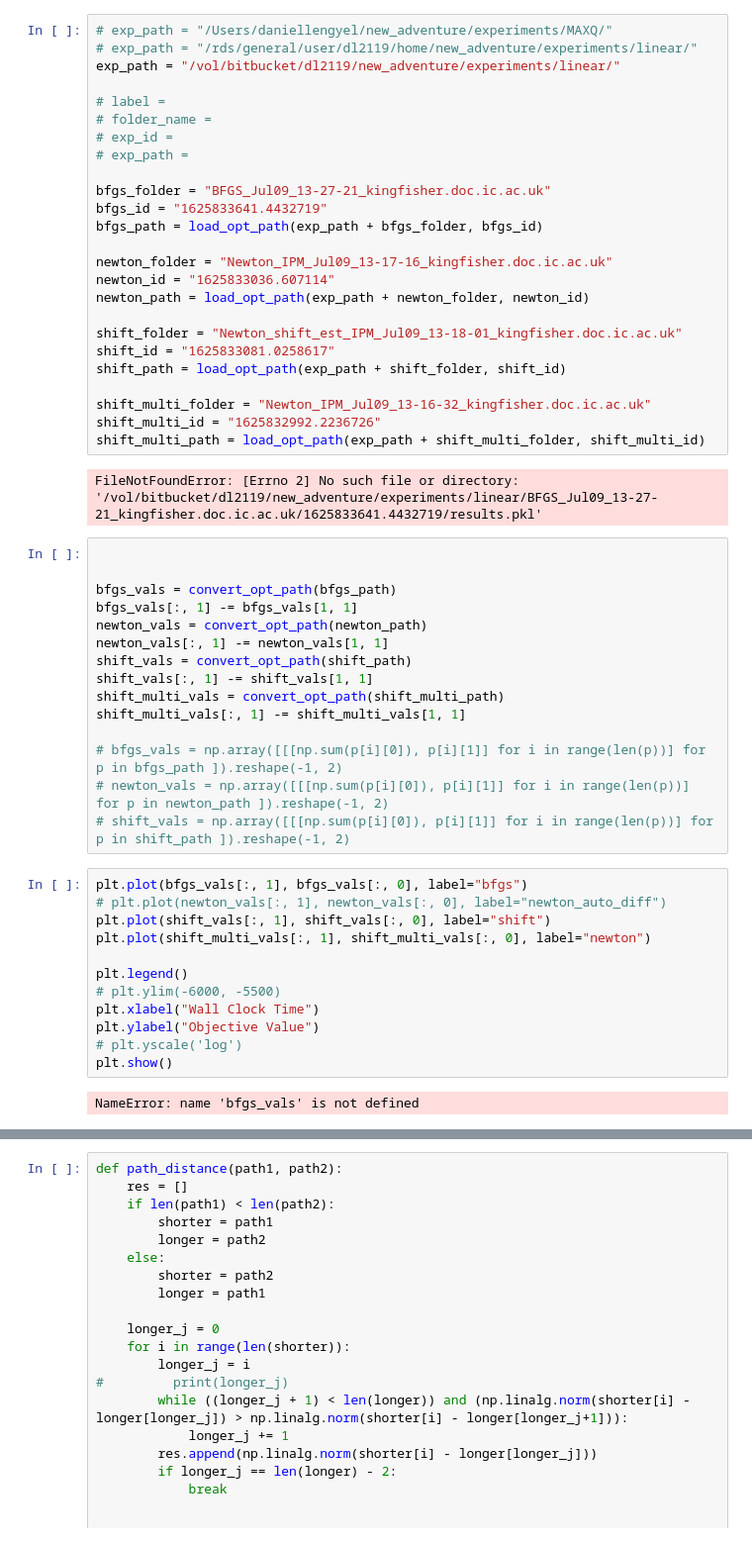
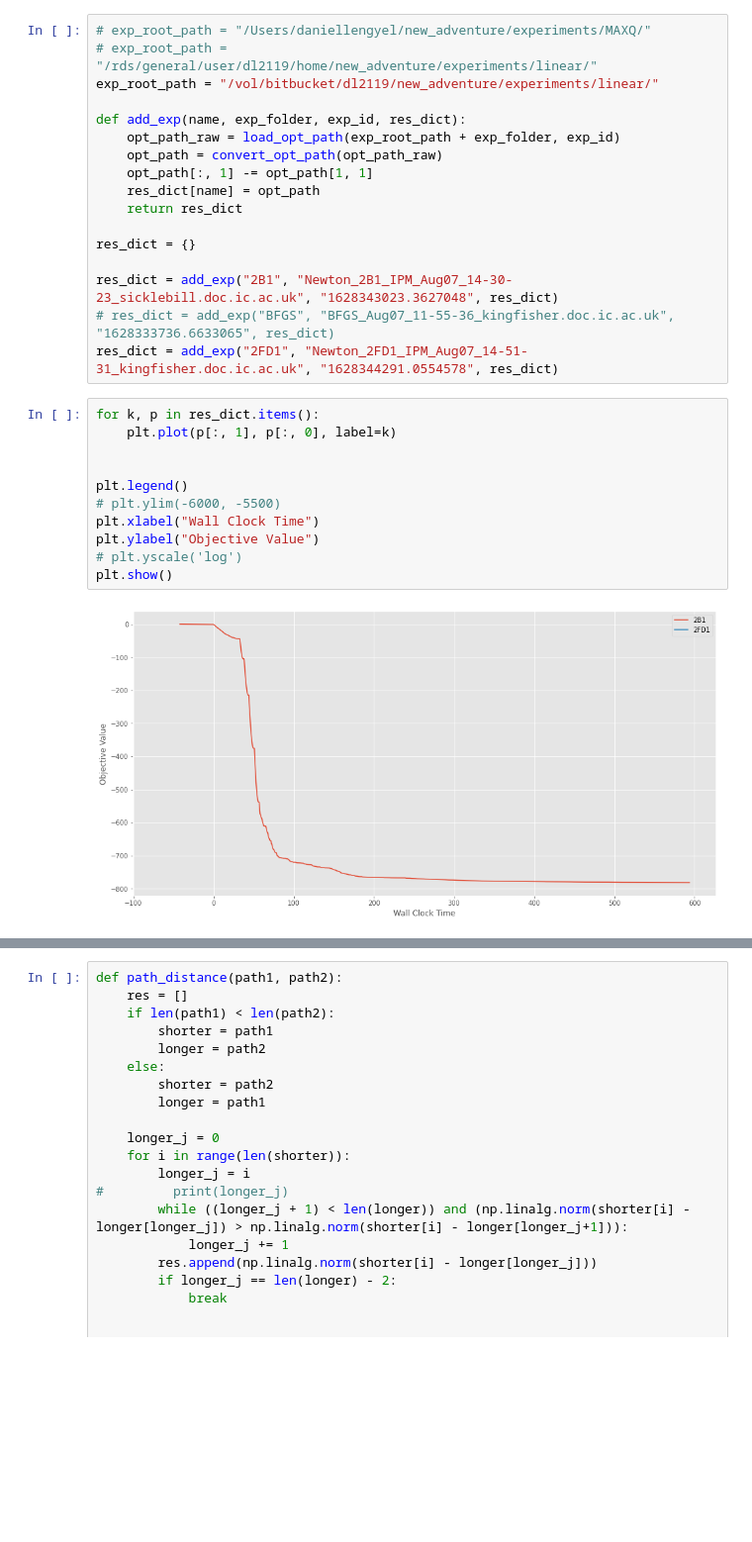
Before and after one commit to daniellengyel/new_adventure, a Jupyter notebook: notebooks/Opt_Comparisons.ipynb, the cells around one changed output, grey strips where cells are left out. Shown at 99% size. Drawn from its saved outputs; the diff is of its cells as text; blank space fills up the shorter version.

```diff
--- a/notebooks/Opt_Comparisons.ipynb
+++ b/notebooks/Opt_Comparisons.ipynb
@@ -28,57 +25,31 @@ The autoreload extension is already loaded. To reload it, use:
-# %%
-# exp_path = "/Users/daniellengyel/new_adventure/experiments/MAXQ/"
-# exp_path = "/rds/general/user/dl2119/home/new_adventure/experiments/linear/"
-exp_path = "/vol/bitbucket/dl2119/new_adventure/experiments/linear/"
-
-# label =
-# folder_name =
-# exp_id =
-# exp_path =
-
-bfgs_folder = "BFGS_Jul09_13-27-21_kingfisher.doc.ic.ac.uk"
-bfgs_id = "1625833641.4432719"
-bfgs_path = load_opt_path(exp_path + bfgs_folder, bfgs_id)
-
-newton_folder = "Newton_IPM_Jul09_13-17-16_kingfisher.doc.ic.ac.uk"
-newton_id = "1625833036.607114"
-newton_path = load_opt_path(exp_path + newton_folder, newton_id)
-
-shift_folder = "Newton_shift_est_IPM_Jul09_13-18-01_kingfisher.doc.ic.ac.uk"
-shift_id = "1625833081.0258617"
-shift_path = load_opt_path(exp_path + shift_folder, shift_id)
-
-shift_multi_folder = "Newton_IPM_Jul09_13-16-32_kingfisher.doc.ic.ac.uk"
-shift_multi_id = "1625832992.2236726"
-shift_multi_path = load_opt_path(exp_path + shift_multi_folder, shift_multi_id)
-# %% [output]
-FileNotFoundError: [Errno 2] No such file or directory: '/vol/bitbucket/dl2119/new_adventure/experiments/linear/BFGS_Jul09_13-27-21_kingfisher.doc.ic.ac.uk/1625833641.4432719/results.pkl'
-# %%
-
-
-bfgs_vals = convert_opt_path(bfgs_path)
-bfgs_vals[:, 1] -= bfgs_vals[1, 1]
-newton_vals = convert_opt_path(newton_path)
-newton_vals[:, 1] -= newton_vals[1, 1]
-shift_vals = convert_opt_path(shift_path)
-shift_vals[:, 1] -= shift_vals[1, 1]
-shift_multi_vals = convert_opt_path(shift_multi_path)
-shift_multi_vals[:, 1] -= shift_multi_vals[1, 1]
-
-# bfgs_vals = np.array([[[np.sum(p[i][0]), p[i][1]] for i in range(len(p))] for p in bfgs_path ]).reshape(-1, 2)
-# newton_vals = np.array([[[np.sum(p[i][0]), p[i][1]] for i in range(len(p))] for p in newton_path ]).reshape(-1, 2)
-# shift_vals = np.array([[[np.sum(p[i][0]), p[i][1]] for i in range(len(p))] for p in shift_path ]).reshape(-1, 2)
+# %%
+# exp_root_path = "/Users/daniellengyel/new_adventure/experiments/MAXQ/"
+# exp_root_path = "/rds/general/user/dl2119/home/new_adventure/experiments/linear/"
+exp_root_path = "/vol/bitbucket/dl2119/new_adventure/experiments/linear/"
+
+def add_exp(name, exp_folder, exp_id, res_dict):
+    opt_path_raw = load_opt_path(exp_root_path + exp_folder, exp_id)
+    opt_path = convert_opt_path(opt_path_raw)
+    opt_path[:, 1] -= opt_path[1, 1]
+    res_dict[name] = opt_path
+    return res_dict
+
+res_dict = {}
+
+res_dict = add_exp("2B1", "Newton_2B1_IPM_Aug07_14-30-23_sicklebill.doc.ic.ac.uk", "1628343023.3627048", res_dict)
+# res_dict = add_exp("BFGS", "BFGS_Aug07_11-55-36_kingfisher.doc.ic.ac.uk", "1628333736.6633065", res_dict)
+res_dict = add_exp("2FD1", "Newton_2FD1_IPM_Aug07_14-51-31_kingfisher.doc.ic.ac.uk", "1628344291.0554578", res_dict)
 # %%
-plt.plot(bfgs_vals[:, 1], bfgs_vals[:, 0], label="bfgs")
-# plt.plot(newton_vals[:, 1], newton_vals[:, 0], label="newton_auto_diff")
-plt.plot(shift_vals[:, 1], shift_vals[:, 0], label="shift")
-plt.plot(shift_multi_vals[:, 1], shift_multi_vals[:, 0], label="newton")
+for k, p in res_dict.items():
+    plt.plot(p[:, 1], p[:, 0], label=k)
+
 
 plt.legend()
 # plt.ylim(-6000, -5500)
 plt.xlabel("Wall Clock Time")
 plt.ylabel("Objective Value")
 # plt.yscale('log')
 plt.show()
 # %% [output]
-NameError: name 'bfgs_vals' is not defined
+[figure, added]
 # %%
```
Also changed, not shown: parts of 4 cells of this notebook, 4 other files.
